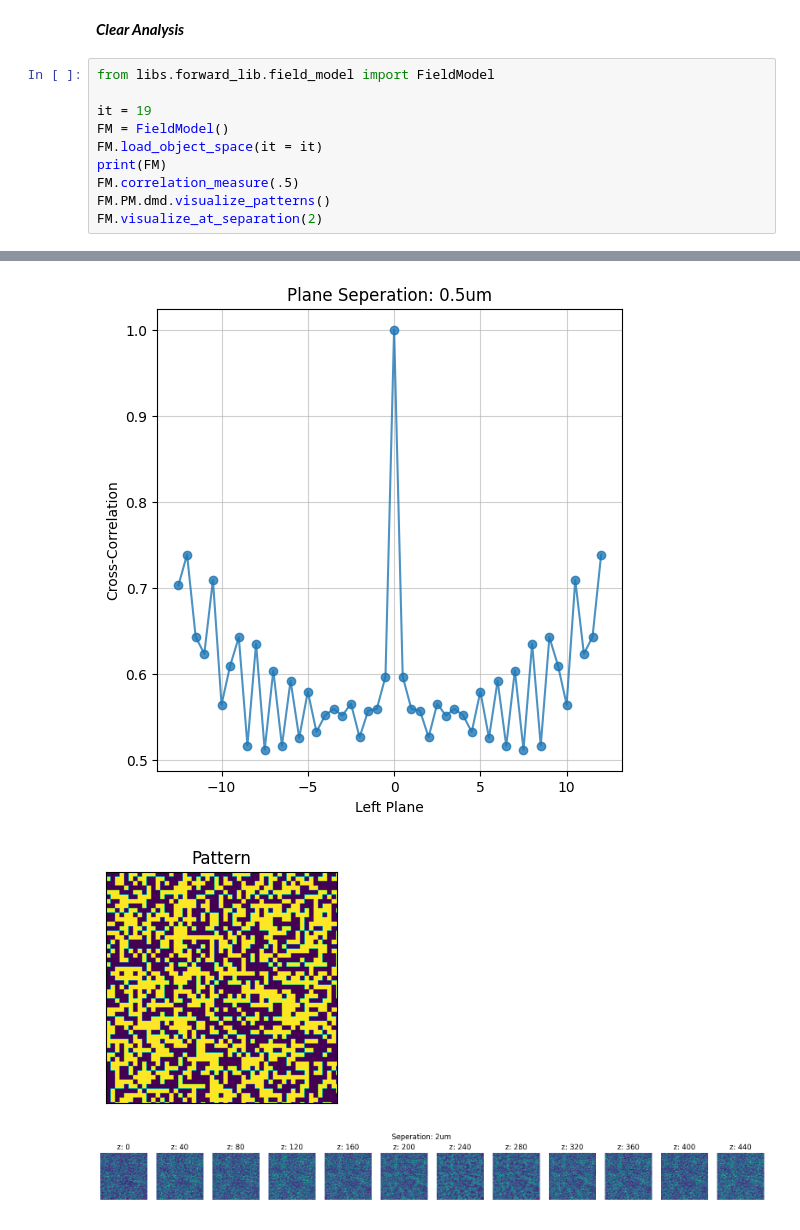
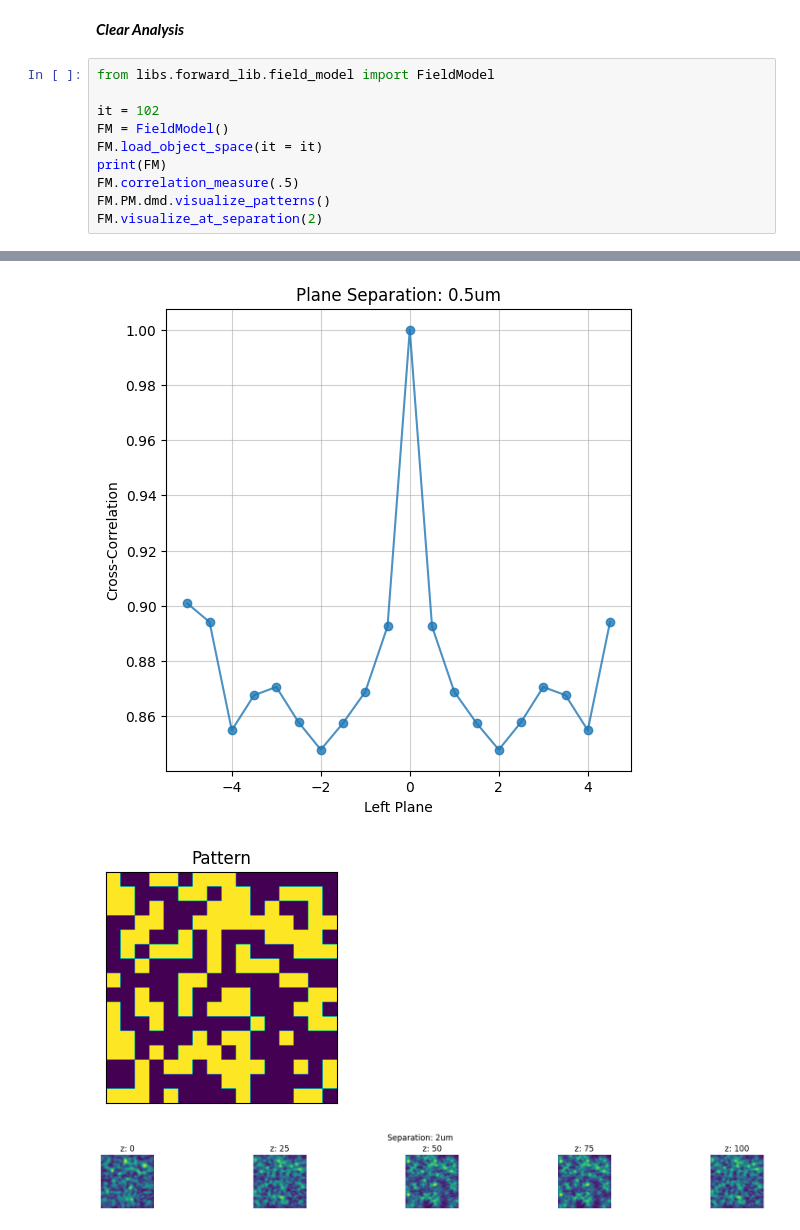
Before and after one commit to sanjith1999/FRIS, a Jupyter notebook: demo.ipynb, the cells around one changed output, grey strips where cells are left out. Drawn from its saved outputs; the diff is of its cells as text.

```diff
--- a/demo.ipynb
+++ b/demo.ipynb
@@ -204,7 +198,7 @@ Computational Device            : cuda
 # %%
 from libs.forward_lib.field_model import FieldModel
 
-it = 19
+it = 102
 FM = FieldModel()
 FM.load_object_space(it = it)
 print(FM)
@@ -221,4 +215,4 @@ Pattern Dimension               : 0.5um × 0.5um
 Computational Device            : cuda
-[figure, old version]
+[figure, new version]
-[figure, old version]
+[figure, new version]
-[figure, old version]
+[figure, new version]
```
Also changed, not shown: parts of 3 cells of this notebook, 2 other files.
